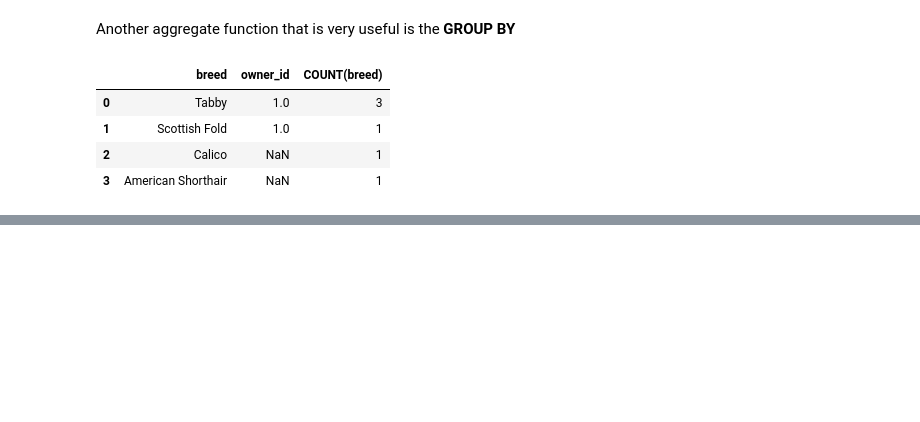
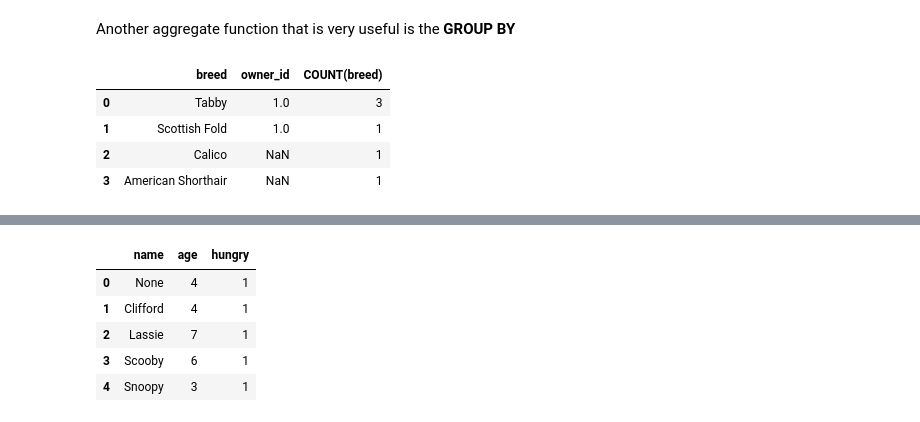
Before and after one commit to JaHerbas/Introduction_to_SQL, a Jupyter notebook: Filtering_and_Ordering_in_SQL.ipynb, the cells around one changed output, grey strips where cells are left out. Saved outputs shown, nothing was run; the diff lists cells and outputs as text; code cells hidden in the pictures; blank space fills up the shorter version.

```diff
--- a/Filtering_and_Ordering_in_SQL.ipynb
+++ b/Filtering_and_Ordering_in_SQL.ipynb
@@ -112,0 +224,15 @@ df.head()
+# %%
+cur.execute("""SELECT name, age, hungry
+               FROM dogs
+               WHERE hungry = 1 AND age BETWEEN 2 AND 7
+               ORDER BY name ASC;""")
+df = pd.DataFrame(cur.fetchall())
+df.columns= [x[0] for x in cur.description]
+df.head()
+# %% [output]
+|  | name | age | hungry |
+| 0 | None | 4 | 1 |
+| 1 | Clifford | 4 | 1 |
+| 2 | Lassie | 7 | 1 |
+| 3 | Scooby | 6 | 1 |
+| 4 | Snoopy | 3 | 1 |
```
Also changed, not shown: parts of 10 cells of this notebook.
